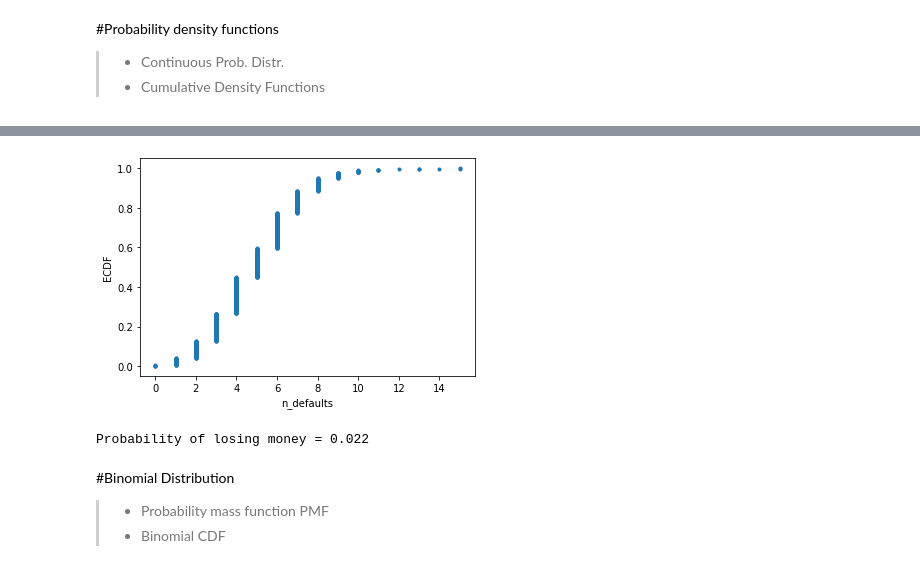
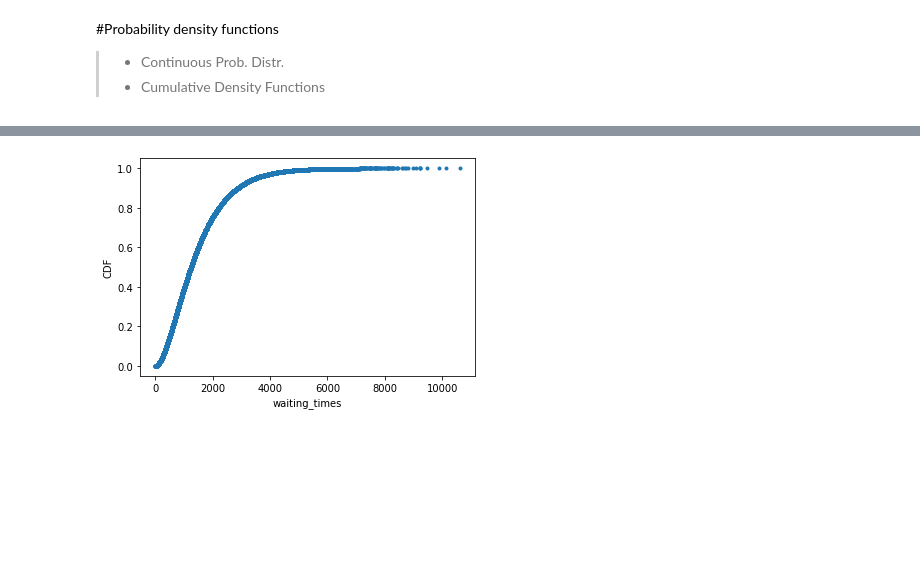
Before and after one commit to kimdesok/Statistical-Thinking-in-Python-Part-1, a Jupyter notebook: Stats_by_Python4.ipynb, the cells around one changed output, grey strips where cells are left out. Drawn from its saved outputs; the diff is of its cells as text; code cells hidden in the pictures; blank space fills up the shorter version.

```diff
--- a/Stats_by_Python4.ipynb
+++ b/Stats_by_Python4.ipynb
@@ -139,0 +130,24 @@ plt.show()
+# %%
+def successive_poisson(tau1, tau2, size=1):
+    """Compute time for arrival of 2 successive Poisson processes."""
+    # Draw samples out of first exponential distribution: t1
+    t1 = np.random.exponential(tau1, size)
+
+    # Draw samples out of second exponential distribution: t2
+    t2 = np.random.exponential(tau2, size)
+
+    return t1 + t2
+# %%
+# Draw samples of waiting times: waiting_times (in games)
+waiting_time_for_nohitter = 764
+waiting_time_for_cyclehitter = 715
+waiting_times = successive_poisson(waiting_time_for_nohitter, waiting_time_for_cyclehitter, size= 10000)
+
+
+# Make the histogram
+plt.hist(waiting_times, bins=100, density = True, histtype = 'step')
+
+
+# Label axes
+plt.xlabel('Waiting time(games)')
+plt.ylabel('Distribution')
@@ -140,29 +157,17 @@ plt.show()
 # %%
 # Compute ECDF: x, y
-x, y = ecdf(n_defaults)
+x, y = ecdf(waiting_times)
 
 # Plot the ECDF with labeled axes
 # Generate plot
 _ = plt.plot(x, y, marker = '.', linestyle = 'none')
 
 # Label the axes
 
-plt.xlabel('n_defaults')
-plt.ylabel('ECDF')
+plt.xlabel('waiting_times')
+plt.ylabel('CDF')
 
 # Show the plot
 plt.show()
 # %% [output]
-[figure, old version]
+[figure, new version]
-# %%
-# Compute the number of 100-loan simulations with 10 or more defaults: n_lose_money
-n_lose_money = np.sum(n_defaults>=10)
-
-# Compute and print probability of losing money
-print('Probability of losing money =', n_lose_money / len(n_defaults))
-# %% [output]
-Probability of losing money = 0.022
-# %% [markdown]
-#Binomial Distribution
->* Probability mass function PMF
->* Binomial CDF
```
Also changed, not shown: parts of 15 cells of this notebook.
